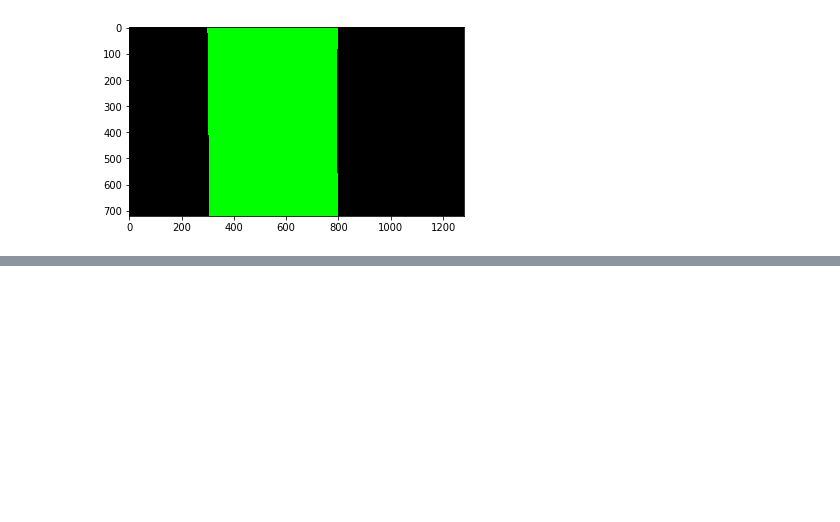
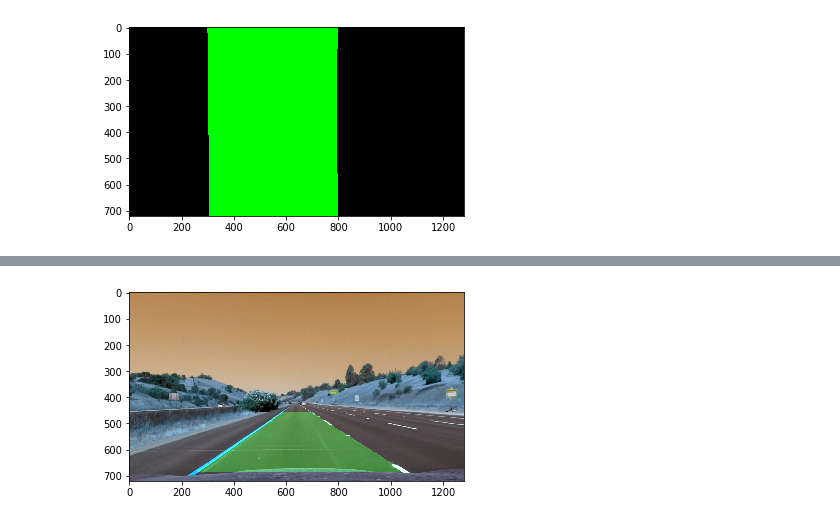
Before and after one commit to kanhua/CarND-Advanced-Lane-Lines, a Jupyter notebook: Image process pipeline test.ipynb, the cells around one changed output, grey strips where cells are left out. Saved outputs shown, nothing was run; the diff lists cells and outputs as text; code cells hidden in the pictures; blank space fills up the shorter version.

```diff
--- a/Image process pipeline test.ipynb
+++ b/Image process pipeline test.ipynb
@@ -291,0 +311,6 @@ plt.show()
+# %%
+stacked_img=stack_lane_line(undist_img,transformed_img)
+plt.imshow(stacked_img)
+plt.show()
+# %% [output]
+[figure, added]
```
Also changed, not shown: parts of 8 cells of this notebook, 10 other files.
